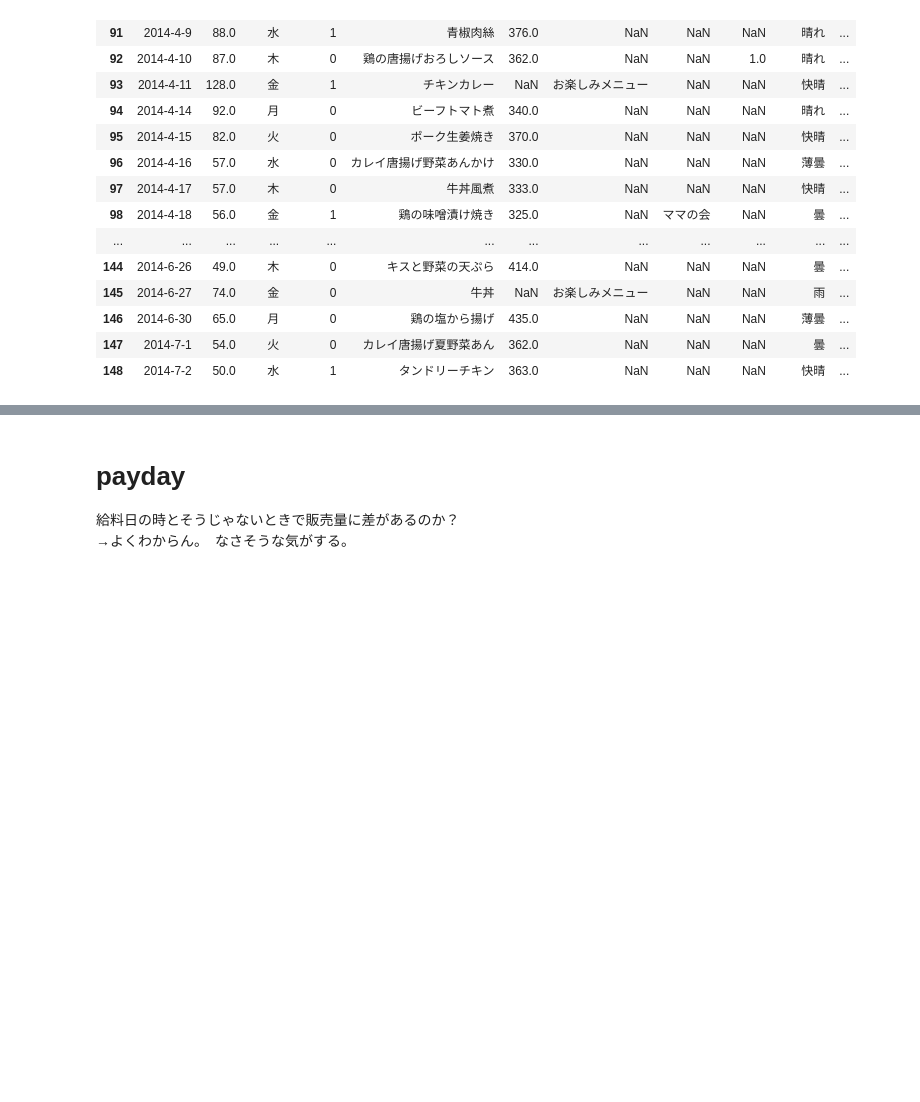
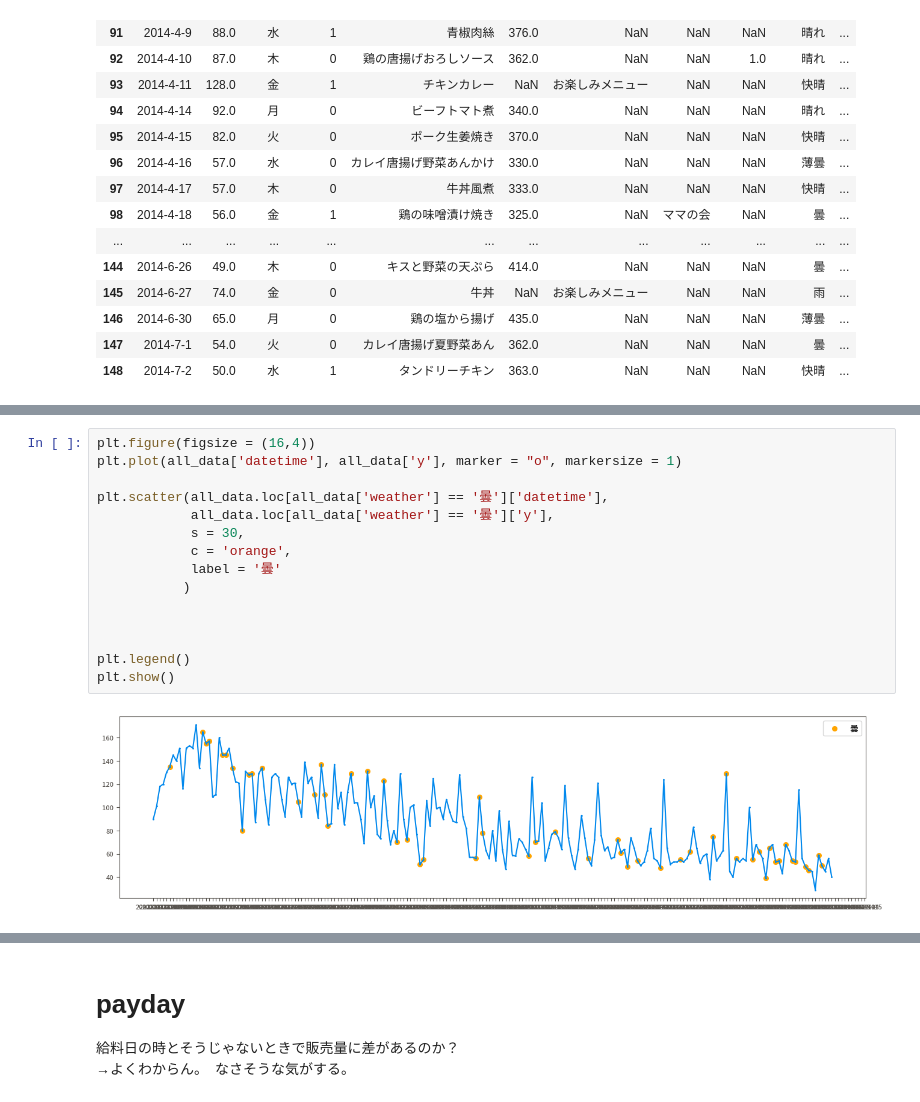
Before and after one commit to chanzone-khm/signate_practice_lunchbox, a Jupyter notebook: work/ECA.ipynb, the cells around one changed output, grey strips where cells are left out. Drawn from its saved outputs; the diff is of its cells as text; blank space fills up the shorter version.

```diff
--- a/work/ECA.ipynb
+++ b/work/ECA.ipynb
@@ -263,0 +286,17 @@ all_data.iloc[119-30:119+30]
+# %%
+plt.figure(figsize = (16,4))
+plt.plot(all_data['datetime'], all_data['y'], marker = "o", markersize = 1)
+
+plt.scatter(all_data.loc[all_data['weather'] == '曇']['datetime'],
+            all_data.loc[all_data['weather'] == '曇']['y'],
+            s = 30,
+            c = 'orange',
+            label = '曇'
+           )
+
+
+
+plt.legend()
+plt.show()
+# %% [output]
+[figure, added]
```
Also changed, not shown: parts of 32 cells of this notebook, 9 other files.
